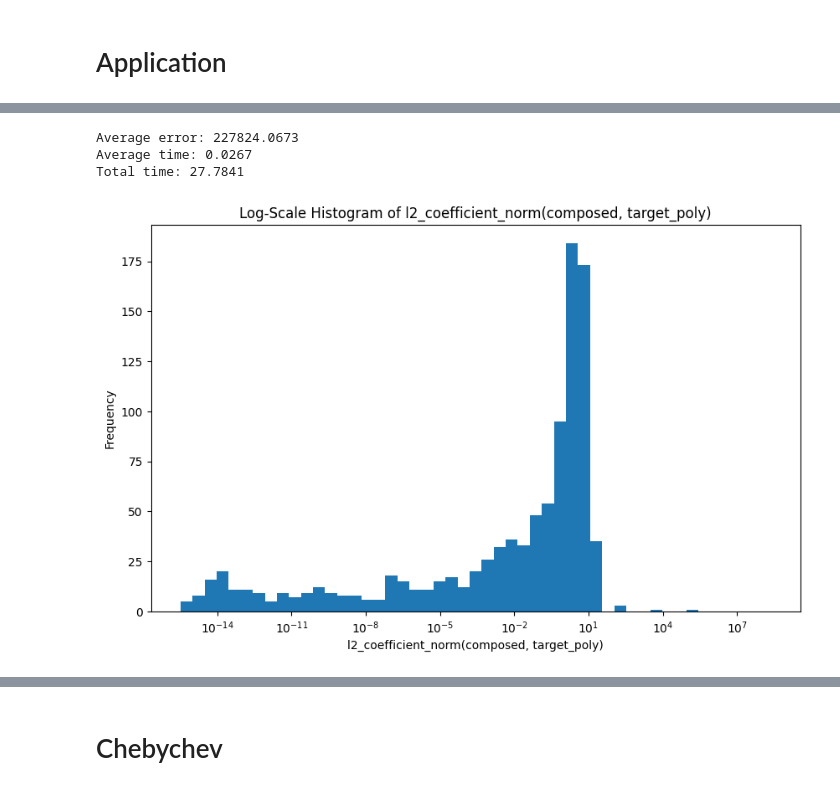
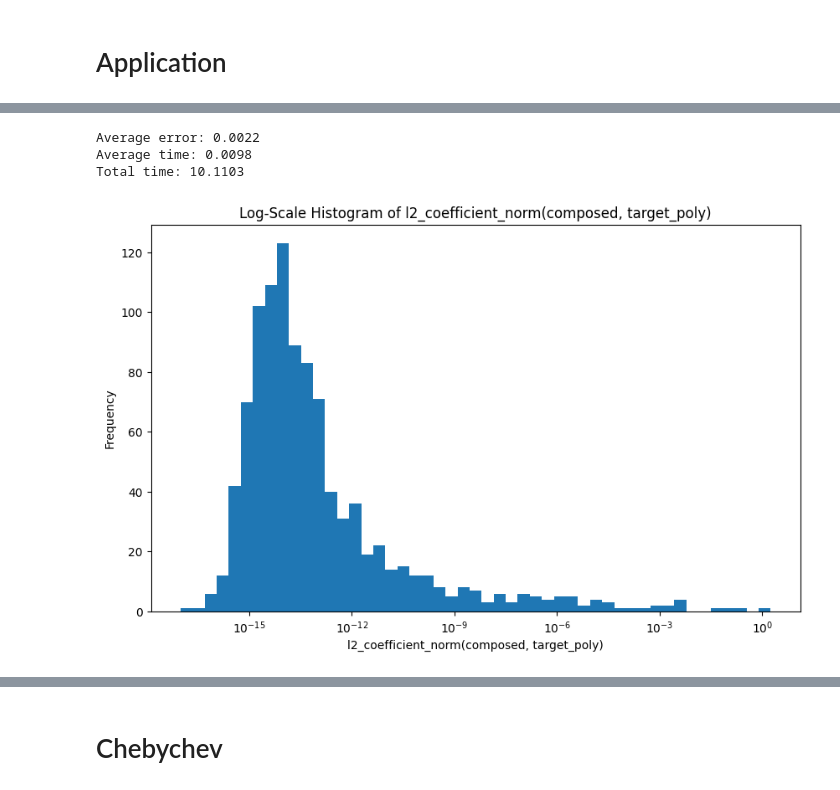
Before and after one commit to Scezaquer/polynomial-composition, a Jupyter notebook: carleman_upper_triangular.ipynb, the cells around one changed output, grey strips where cells are left out. Cells and saved outputs as stored; diff of their text form; code cells hidden in the pictures.

```diff
--- a/carleman_upper_triangular.ipynb
+++ b/carleman_upper_triangular.ipynb
@@ -91,6 +91,8 @@ def solve_for_h(g, target_poly):
     return h
 # %%
 def carleman_upper_triangular_solver(h, g, target_poly: Polynomial, iteration: int = 10, size: int = 10, w=None, verbose=False):
+    gs = [g]
+    hs = [h]
     if verbose:
         print(f"g: {g}")
         print(f"h: {h}")
@@ -106,6 +108,9 @@ def carleman_upper_triangular_solver(h, g, target_poly: Polynomial, iteration: i
 
         h = solve_for_h(g, target_poly)
 
+        gs.append(g)
+        hs.append(h)
+
         if verbose:
             print(f"g: {g}")
             print(f"h: {h}")
@@ -115,7 +120,7 @@ def carleman_upper_triangular_solver(h, g, target_poly: Polynomial, iteration: i
 
     if verbose:
         print()
-    return h, g
+    return h, g, hs, gs
 # %%
 def new_poly(width, n1 = 4, n2 = 4):
     g = Polynomial.Polynomial(np.random.uniform(-width, width, n1))
@@ -174,35 +179,36 @@ stats_10 = []
 stats_10_time = []
 start = time.time()
 for i in tqdm(range(1000)):
     m, n = 4, 4
     width = 1.5
     g = Polynomial.Polynomial(np.random.uniform(-width, width, m))
     h = Polynomial.Polynomial(np.random.uniform(-width, width, n))
+    h.coef[1] = 0
     target_poly = compose(g, h)
 
     g0 = Polynomial.Polynomial(np.random.uniform(-0.5, 0.5, m))
     h0 = Polynomial.Polynomial(np.random.uniform(-0.5, 0.5, n))
 
     s1 = time.time()
-    h, g = carleman_upper_triangular_solver(g0, h0, target_poly, 10, verbose=False)
+    h, g, _, _ = carleman_upper_triangular_solver(g0, h0, target_poly, 10, verbose=False)
     stats_10_time.append(time.time() - s1)
 
     composed = compose(g, h)
     error = l2_coefficient_norm(composed, target_poly)
     stats_10.append(error)
 print(f"Average error: {np.mean(stats_10):.4f}")
 print(f"Average time: {np.mean(stats_10_time):.4f}")
 print(f"Total time: {time.time() - start:.4f}")
 
 plt.figure(figsize=(10, 6))
 plt.hist(stats_10, bins=np.logspace(np.log10(min(stats_10)), np.log10(max(stats_10)), 50))
 plt.xscale('log')
 plt.xlabel('l2_coefficient_norm(composed, target_poly)')
 plt.ylabel('Frequency')
 plt.title('Log-Scale Histogram of l2_coefficient_norm(composed, target_poly)')
 plt.show()
 # %% [output]
-Average error: 227824.0673
-Average time: 0.0267
-Total time: 27.7841
+Average error: 0.0022
+Average time: 0.0098
+Total time: 10.1103
-[figure, old version]
+[figure, new version]
```
Also changed, not shown: parts of 5 cells of this notebook, 12 other files.
